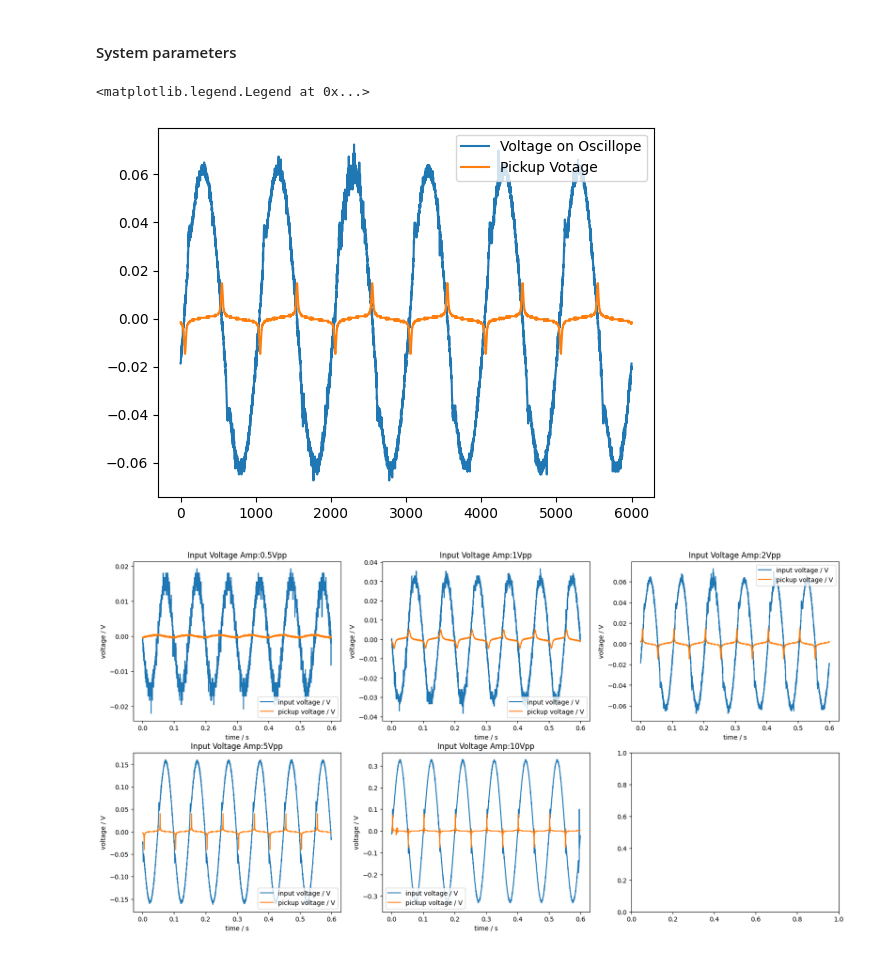
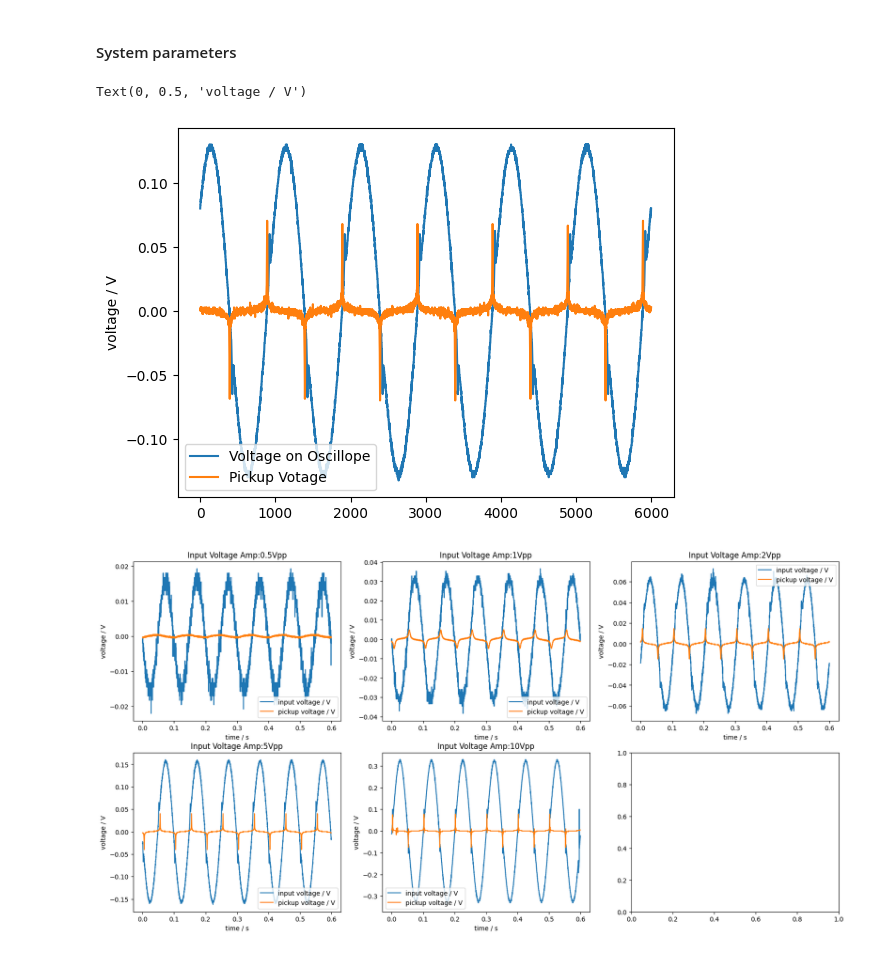
Before and after one commit to yyhshdu1/new_cavity, a Jupyter notebook: windfreak/hystersis_loop_plot.ipynb, the cells around one changed output. Saved outputs shown, nothing was run; the diff lists cells and outputs as text; code cells hidden in the pictures.

```diff
--- a/windfreak/hystersis_loop_plot.ipynb
+++ b/windfreak/hystersis_loop_plot.ipynb
@@ -46,12 +46,13 @@ with h5py.File(fname, "a") as f:
         Vin.append(dset[0])
         Vpick.append(dset[1])
 # %%
-plt.plot(Vin[2], label =  "Voltage on Oscillope")
-plt.plot(Vpick[2], label =  "Pickup Votage")
+plt.plot(Vin[3], label =  "Voltage on Oscillope")
+plt.plot(Vpick[4], label =  "Pickup Votage")
 plt.legend()
+plt.ylabel("voltage / V")
 # %% [output]
-<matplotlib.legend.Legend at 0x...>
+Text(0, 0.5, 'voltage / V')
-[figure, old version]
+[figure, new version]
 # %%
 fig, ax = plt.subplots(2,3,figsize=(20, 10))
 tim_mea = np.linspace(0,0.6,6000)
```
Also changed, not shown: parts of 1 cell of this notebook, 1 other file.
